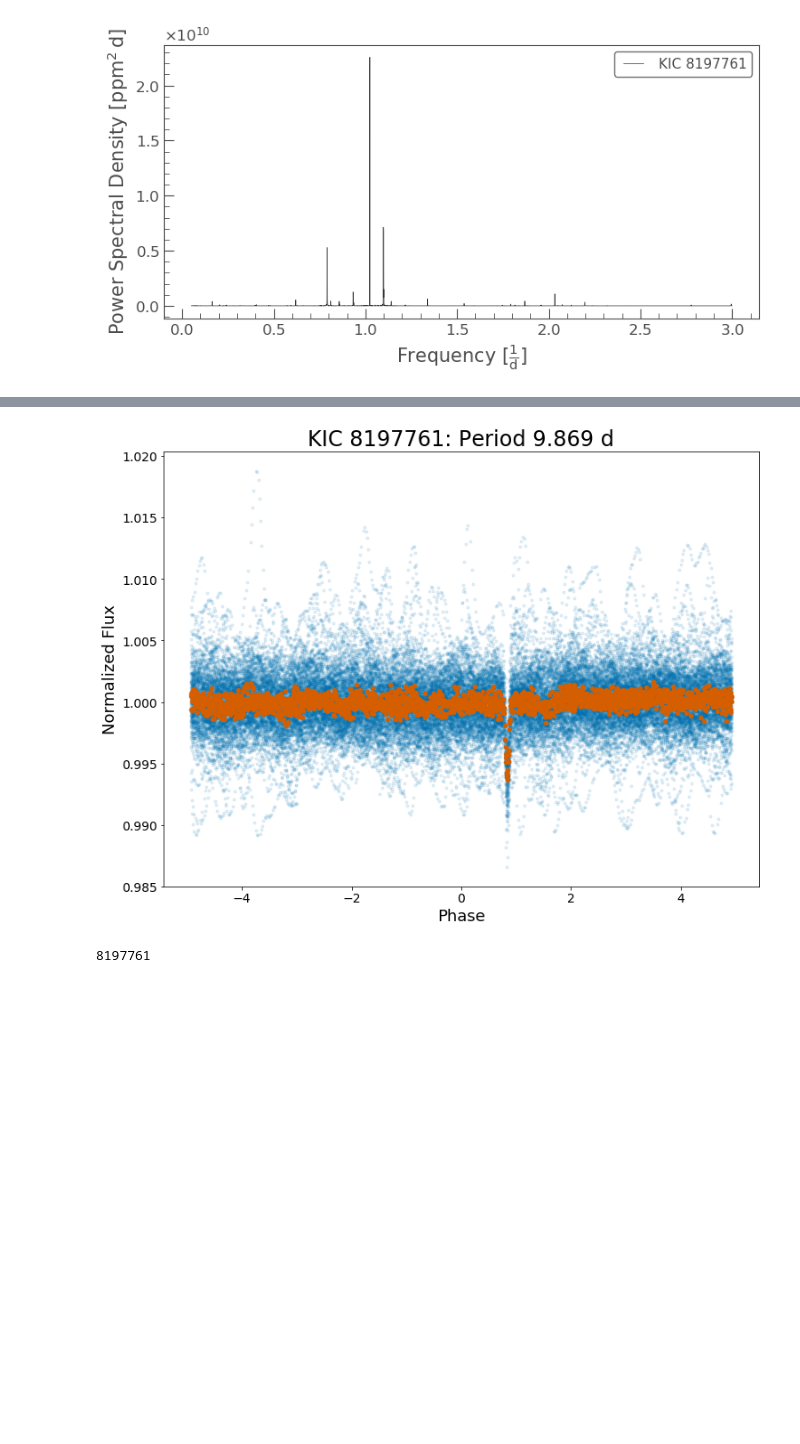
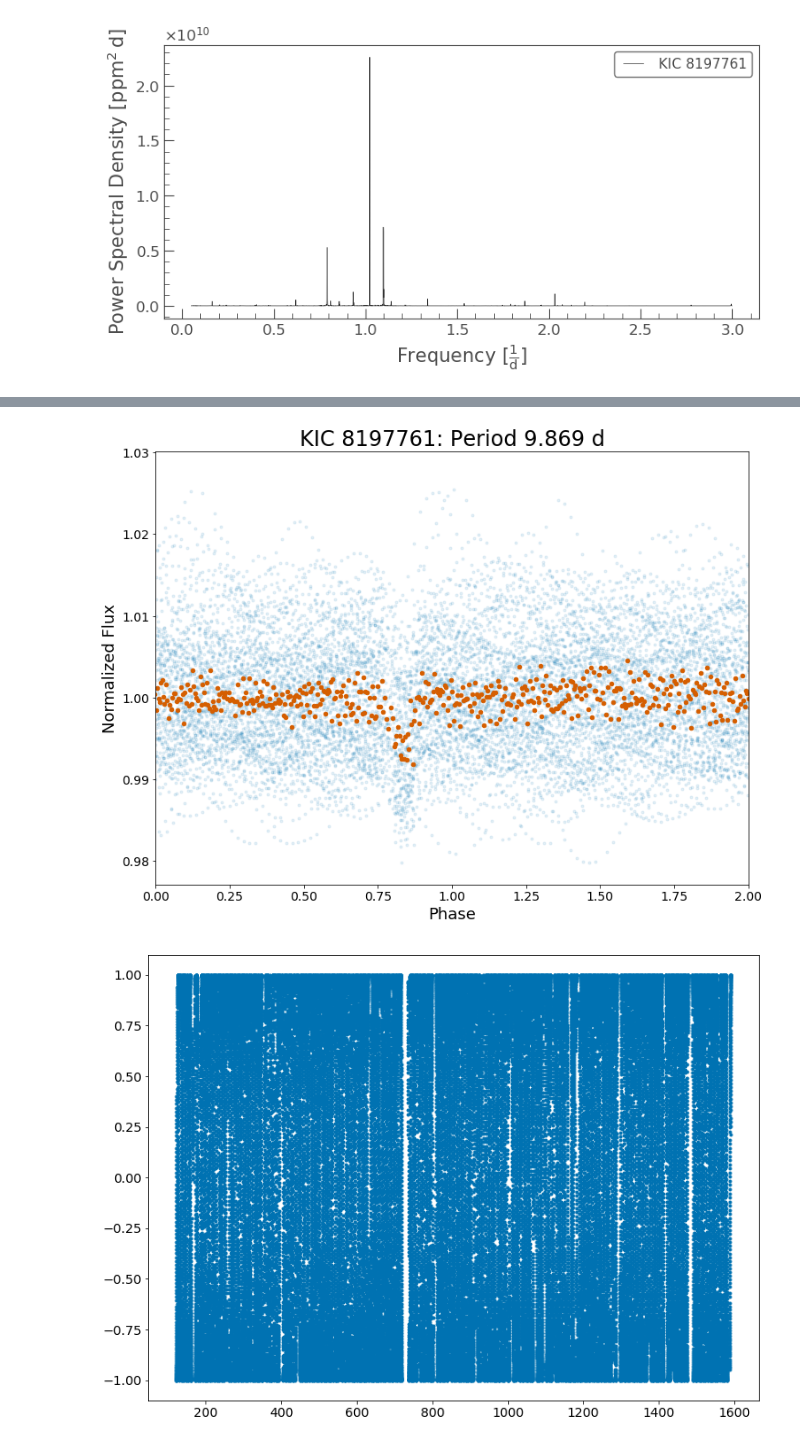
Before and after one commit to benjaminpope/hot, a Jupyter notebook: notebooks/test.ipynb, the cells around one changed output, grey strips where cells are left out. Cells and saved outputs as stored; diff of their text form; code cells hidden in the pictures; blank space fills up the shorter version.

```diff
--- a/notebooks/test.ipynb
+++ b/notebooks/test.ipynb
@@ -90,13 +98,21 @@ binned = folded.bin(binsize=25,method='median')
 # %%
 plt.plot(folded.phase*planet_period,folded.flux,'.',alpha=0.1)
 plt.plot(binned.phase*planet_period,binned.flux,'.',markersize=9,color=colours[2])
+plt.xlim(0,2)
 plt.xlabel('Phase')
 plt.ylabel('Normalized Flux')
 plt.title('KIC %d: Period %.3f d' % (lc.targetid,planet_period))
 plt.savefig('oscillator_with_planets.png')
 # %% [output]
-[figure, old version]
+[figure, new version]
-# %%
-lc.targetid
-# %% [output]
-8197761
+# %%
+dummy = np.cos(lc.time)
+toy = LombScargle(lc.time, dummy, lc.flux_err)
+frequency, power = toy.autopower(minimum_frequency=0.1,\
+                                                   maximum_frequency=1.9,\
+                                                   samples_per_peak=10)
+plt.plot(lc.time,dummy,'.')
+best_frequency = frequency[np.argmax(power)]
+test = toy.model(lc.time, best_frequency)
+# %% [output]
+[figure, added]
```
Also changed, not shown: parts of 14 cells of this notebook.
